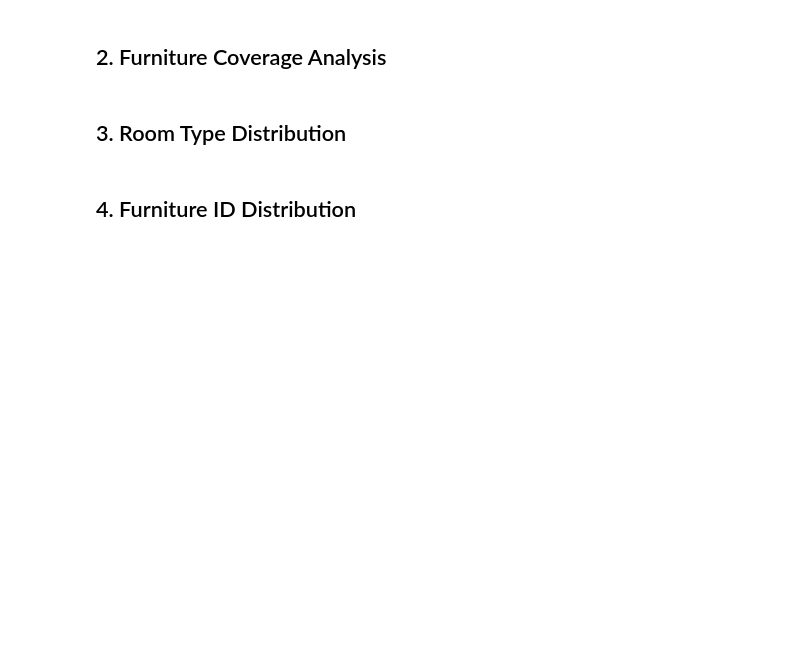
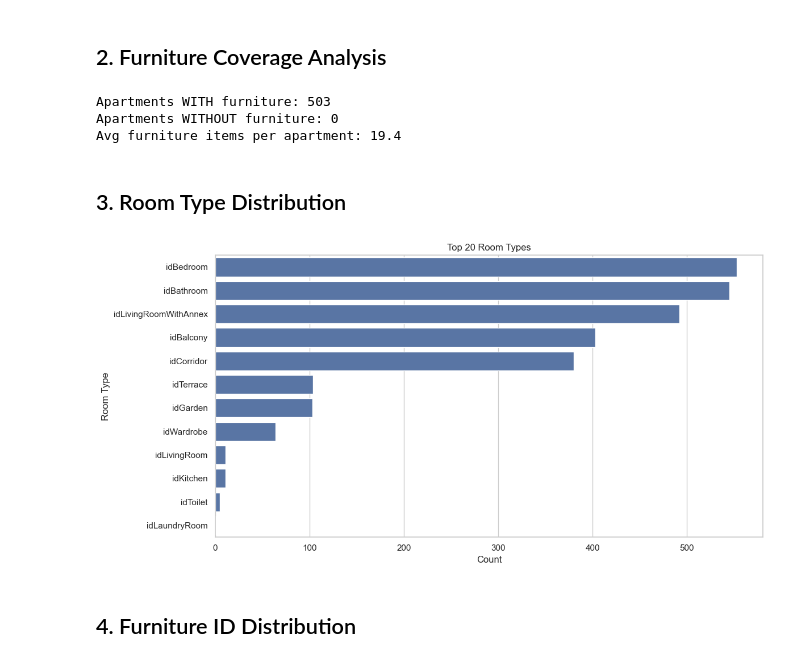
Before and after one commit to bedicooper/ai_furnishing_exploration, a Jupyter notebook: notebooks/eda_apartments.ipynb, the cells around one changed output. Drawn from its saved outputs; the diff is of its cells as text; code cells hidden in the pictures; blank space fills up the shorter version.

Commit message:
added sample data and run eda_apartments notebook

```diff
--- a/notebooks/eda_apartments.ipynb
+++ b/notebooks/eda_apartments.ipynb
@@ -36,7 +42,10 @@ sns.set_theme(style='whitegrid')
 **TODO**: Update `data_dir` to point to your apartment JSONs location
 # %%
 # TODO: Update this path!
-data_dir = Path("path/to/apartment_jsons")
+this_dir = os.path.dirname(os.path.abspath("__file__"))
+base_dir = os.path.dirname(this_dir)
+output_dir = os.path.join(base_dir, "samples", "apartments")
+data_dir = Path(output_dir)
 
 # Load first N apartments for exploration
 json_files = list(data_dir.glob("*.json"))[:1000]  # Start with 1000
@@ -50,6 +86,34 @@ if json_files:
 # %% [markdown]
 ## 2. Furniture Coverage Analysis
 # %%
+def extract_furniture_ids(apartment_json: dict) -> Dict[str, List[str]]:
+    """
+    Extract all furniture IDs from apartment, grouped by room.
+
+    Returns:
+        {room_name: [furniture_id1, furniture_id2, ...]}
+    """
+    furniture_by_room = {}
+
+    # for apartment in apartment_json.get("apartments", []):
+    for compartment in apartment_json.get("compartments", []):
+        room_name = compartment.get("name_cad", "unknown")
+
+        furniture_ids = []
+
+        # Collect equipment IDs
+        for eq in compartment.get("equipments", []):
+            furniture_ids.append(eq.get("id"))
+
+        # Collect casework IDs
+        for cw in compartment.get("caseworks", []):
+            furniture_ids.append(cw.get("id"))
+
+        furniture_by_room[room_name] = furniture_ids
+
+    return furniture_by_room
+
+
 # Count apartments with furniture
 apartments_with_furniture = 0
 apartments_without_furniture = 0
@@ -70,30 +134,36 @@ for json_file in json_files:
 print(f"Apartments WITH furniture: {apartments_with_furniture}")
 print(f"Apartments WITHOUT furniture: {apartments_without_furniture}")
 print(f"Avg furniture items per apartment: {total_furniture_items / apartments_with_furniture:.1f}")
+# %% [output]
+Apartments WITH furniture: 503
+Apartments WITHOUT furniture: 0
+Avg furniture items per apartment: 19.4
 # %% [markdown]
 ## 3. Room Type Distribution
 # %%
 room_types = Counter()
 room_areas = defaultdict(list)
 
 for json_file in json_files:
     apt_data = load_apartment_json(json_file)
 
-    for apt in apt_data.get("apartments", []):
-        for comp in apt.get("compartments", []):
-            room_type = comp.get("name_cad", "unknown")
-            area = comp.get("area", 0.0)
+    # for apt in apt_data.get("apartments", []):
+    for comp in apt_data.get("compartments", []):
+        room_type = comp.get("name_cad", "unknown")
+        area = comp.get("area_orignal", 0.0)
 
-            room_types[room_type] += 1
-            room_areas[room_type].append(area)
+        room_types[room_type] += 1
+        room_areas[room_type].append(area)
 
 # Plot
 fig, ax = plt.subplots(figsize=(12, 6))
 room_df = pd.DataFrame(room_types.most_common(20), columns=['Room Type', 'Count'])
 sns.barplot(data=room_df, x='Count', y='Room Type', ax=ax)
 ax.set_title('Top 20 Room Types')
 plt.tight_layout()
 plt.show()
+# %% [output]
+[figure, added]
 # %% [markdown]
 ## 4. Furniture ID Distribution
 # %%
```
Also changed, not shown: parts of 7 cells of this notebook, 4 other files.
